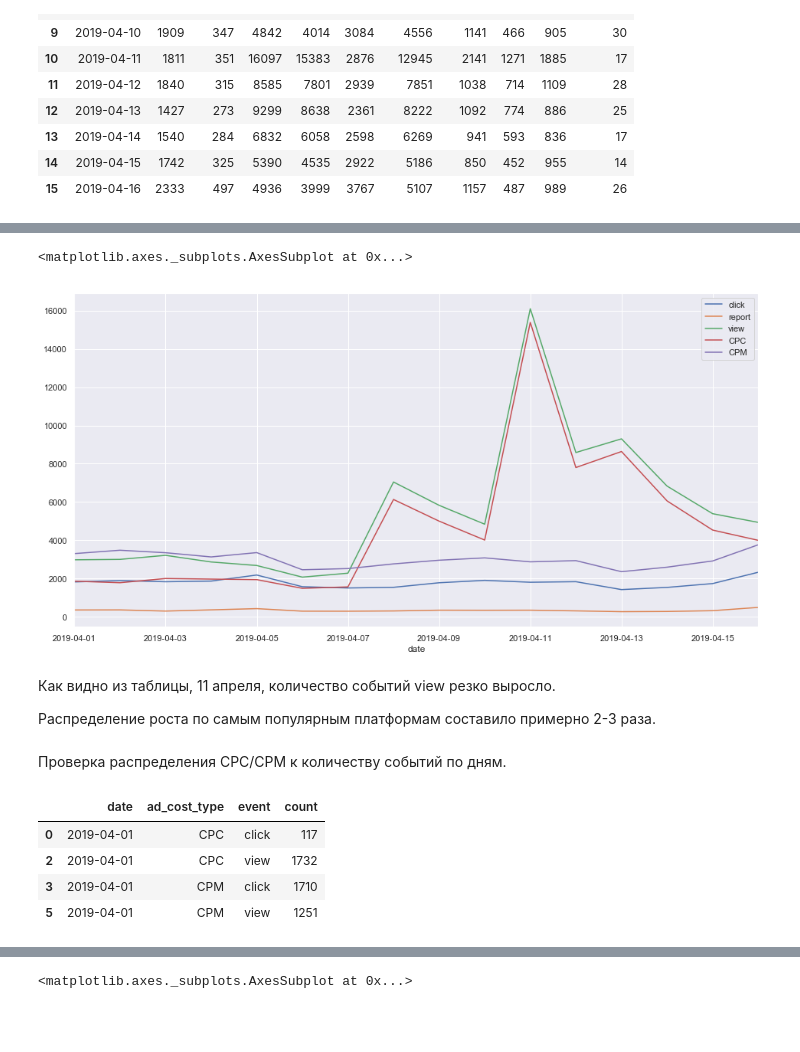
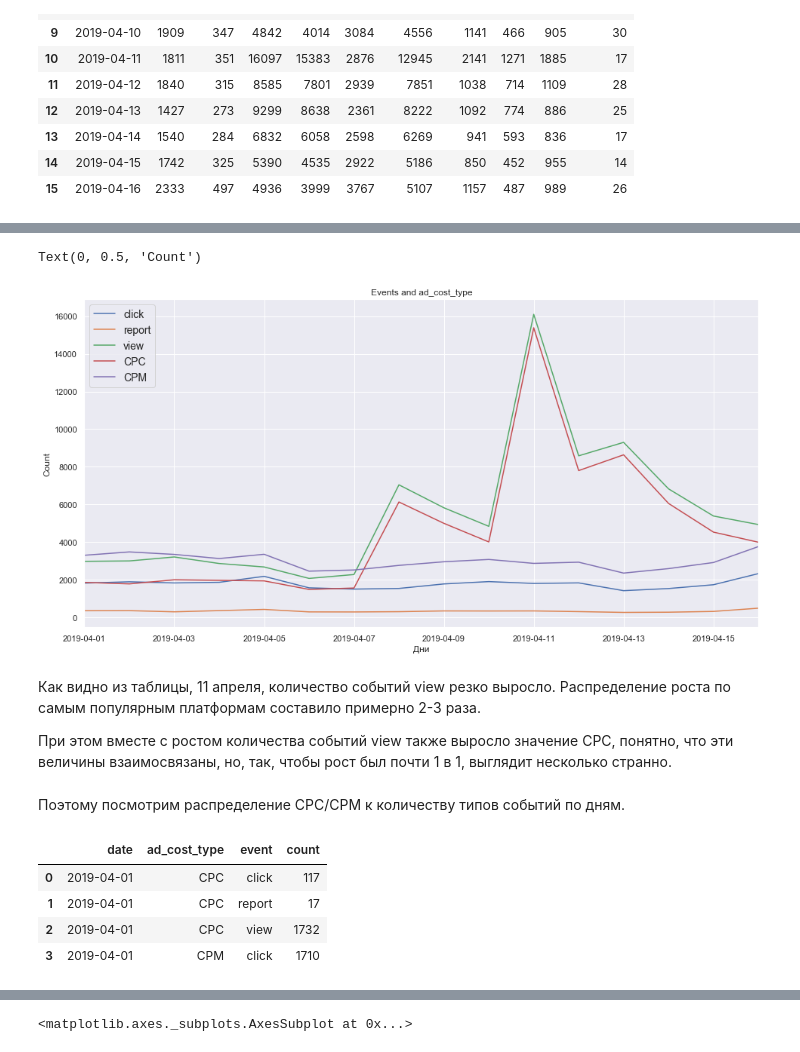
Before and after one commit to Espad/vk_analytics, a Jupyter notebook: vk_adv_analyse.ipynb, the cells around one changed output, grey strips where cells are left out. Drawn from its saved outputs; the diff is of its cells as text; code cells hidden in the pictures; blank space fills up the shorter version.

```diff
--- a/vk_adv_analyse.ipynb
+++ b/vk_adv_analyse.ipynb
@@ -296,22 +358,28 @@ array([[<matplotlib.axes._subplots.AxesSubplot object at 0x...>,
 # %%
-events_data.drop(['android','iphone','mvk','web','wphone'], axis = 1)\
-.plot(x = 'date',kind = 'line', figsize=(16,8))
+ax = events_data.drop(['android','iphone','mvk','web','wphone'], axis = 1)\
+.plot(x = 'date', kind = 'line', figsize = (16,8))
+
+ax.legend(loc=2, prop={'size': 14})
+ax.set_title('Events and ad_cost_type')
+ax.set_xlabel('Дни')
+ax.set_ylabel('Count')
 # %% [output]
-<matplotlib.axes._subplots.AxesSubplot at 0x...>
+Text(0, 0.5, 'Count')
-[figure, old version]
+[figure, new version]
 # %% [markdown]
 Как видно из таблицы, 11 апреля, количество событий view резко выросло.
+Распределение роста по самым популярным платформам составило примерно 2-3 раза.
 
-Распределение роста по самым популярным платформам составило примерно 2-3 раза.
+При этом вместе с ростом количества событий view также выросло значение CPC, понятно, что эти величины взаимосвязаны, но, так, чтобы рост был почти 1 в 1, выглядит несколько странно.
 # %% [markdown]
-Проверка распределения CPC/CPM к количеству событий по дням.
+Поэтому посмотрим распределение CPC/CPM к количеству типов событий по дням.
 # %%
 groupped_by_events = df.groupby(['date', 'ad_cost_type', 'event'], as_index=False)\
 .agg({'time' : 'count'})\
 .rename(columns = {'time' : 'count'})
 
-request = groupped_by_events.event != 'report'
-groupped_by_events.query(expr='@request', inplace=True)
+# request = groupped_by_events.event != 'report'
+# groupped_by_events.query(expr='@request', inplace=True)
 
 groupped_by_events["date"] = groupped_by_events["date"].astype("datetime64")
 
@@ -319,9 +387,9 @@ groupped_by_events.head(4)
 # %% [output]
 |  | date | ad_cost_type | event | count |
 | 0 | 2019-04-01 | CPC | click | 117 |
+| 1 | 2019-04-01 | CPC | report | 17 |
 | 2 | 2019-04-01 | CPC | view | 1732 |
 | 3 | 2019-04-01 | CPM | click | 1710 |
-| 5 | 2019-04-01 | CPM | view | 1251 |
 # %%
 ax = sns.lineplot(x = 'date', y = 'count', hue = 'event', \
              data = groupped_by_events[groupped_by_events.ad_cost_type == 'CPC'].drop('ad_cost_type',axis = 1))
```
Also changed, not shown: parts of 106 cells of this notebook.
